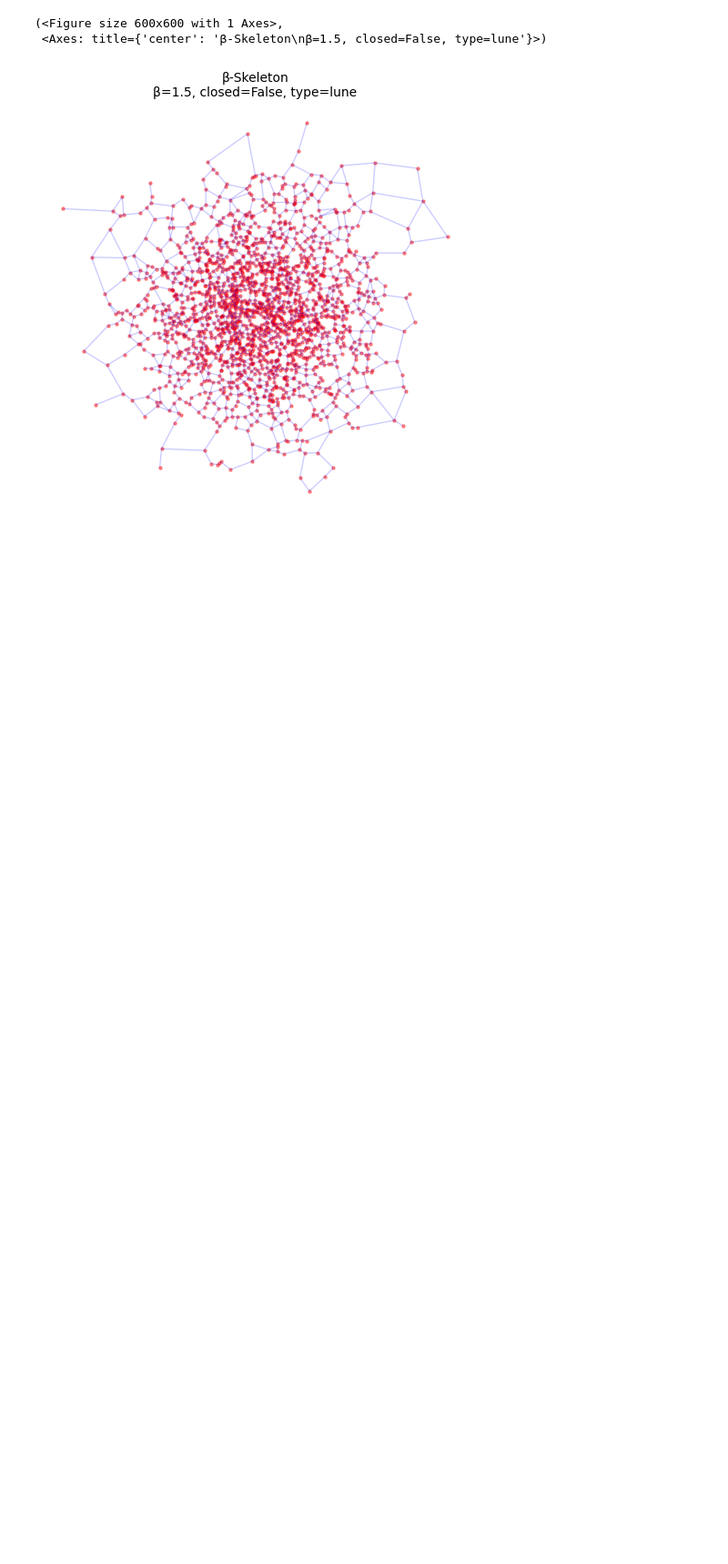
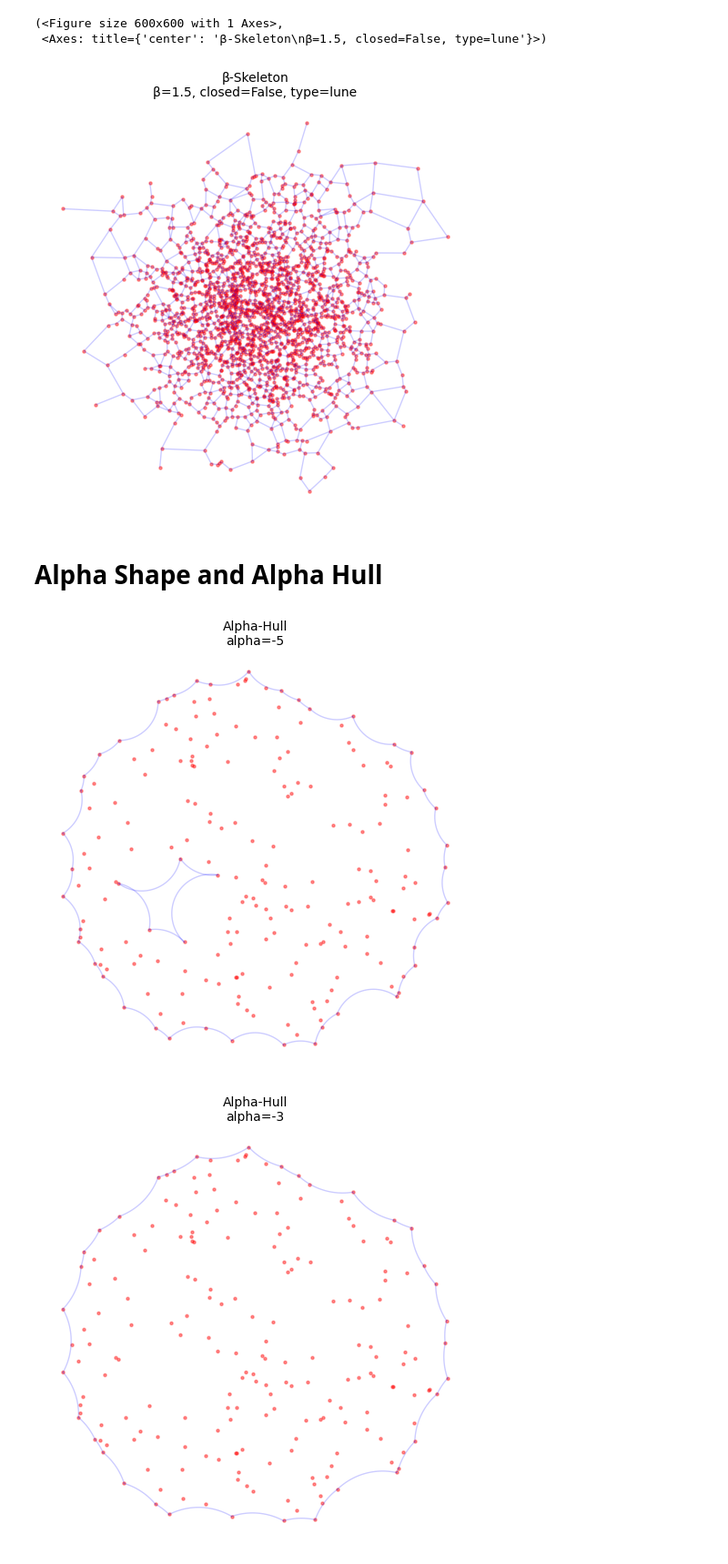
Before and after one commit to HectorMaravillo/ProximityGraphs, a Jupyter notebook: test.ipynb, the cells around one changed output. Shown at 91% size. Drawn from its saved outputs; the diff is of its cells as text; code cells hidden in the pictures; blank space fills up the shorter version.

Commit message:
alpha shapes y alpha hulls

```diff
--- a/test.ipynb
+++ b/test.ipynb
@@ -151,3 +149,5 @@ graph.draw2(figsize=(6, 6), v_size=5, e_size=1, v_alpha=0.4, e_alpha=0.2, v_colo
 (<Figure size 600x600 with 1 Axes>,
  <Axes: title={'center': 'β-Skeleton\nβ=1.5, closed=False, type=lune'}>)
 [figure]
+# %% [markdown]
+# **Alpha Shape and Alpha Hull**
@@ -153,0 +156,9 @@ graph.draw2(figsize=(6, 6), v_size=5, e_size=1, v_alpha=0.4, e_alpha=0.2, v_colo
+# %%
+uniform_sphere = SetPoints.uniform_sphere(n=200, dims = 2, seed=0)
+# %%
+for a in [-5, -3, -0.6, 0.5, 0.8, 1]:
+    H = Alpha_Hull(uniform_sphere, alpha=a, n_points_per_arc=50)
+    H.draw(title=True, details=True, figsize=(6,6), v_size=5, e_size=1, v_color='red', e_color='blue', fontsize=10, v_alpha=0.4, e_alpha=0.2)
+# %% [output]
+[figure, added]
+[figure, added]
```
Also changed, not shown: parts of 13 cells of this notebook, 2 other files.
